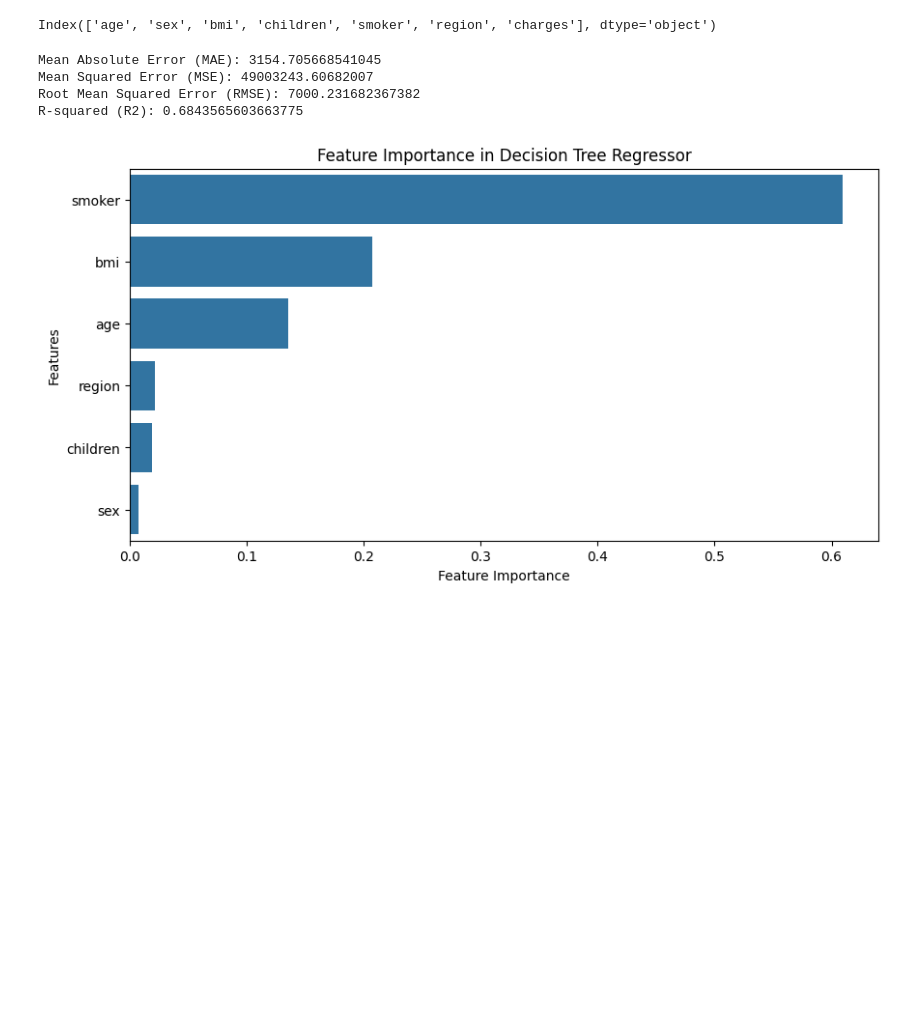
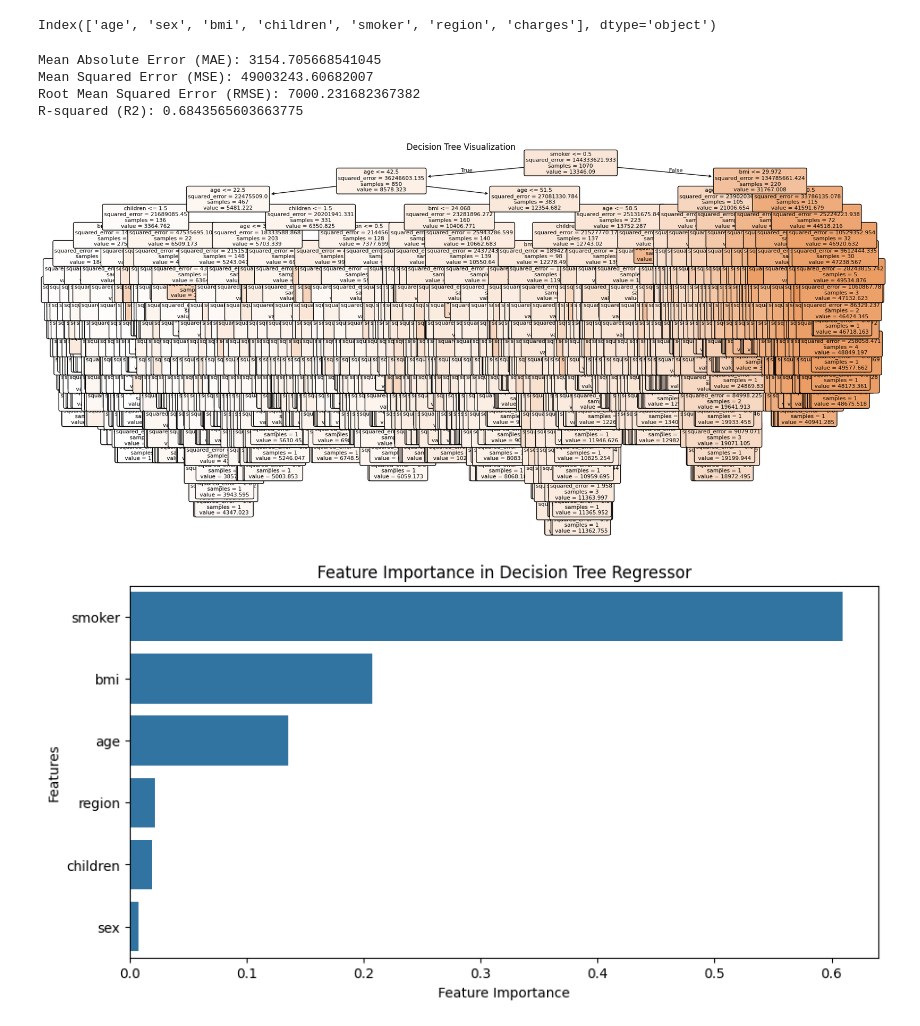
Before and after one commit to YashGujar55/bml, a Jupyter notebook: BML5.ipynb, the cells around one changed output. Drawn from its saved outputs; the diff is of its cells as text; code cells hidden in the pictures; blank space fills up the shorter version.

```diff
--- a/BML5.ipynb
+++ b/BML5.ipynb
@@ -45,48 +45,60 @@ import seaborn as sns
 from sklearn.model_selection import train_test_split
 from sklearn.tree import DecisionTreeRegressor, plot_tree
 from sklearn.metrics import mean_absolute_error, mean_squared_error, r2_score
+from sklearn.preprocessing import LabelEncoder
 
-# Assuming 'df' is already preprocessed
+# Load dataset
+df = pd.read_csv('/content/Medical_Cost.csv')
+
+# Encode categorical variables
+label_encoder = LabelEncoder()
+df['sex'] = label_encoder.fit_transform(df['sex'])
+df['smoker'] = label_encoder.fit_transform(df['smoker'])
+df['region'] = label_encoder.fit_transform(df['region'])
+
+# Define features and target variable
 X = df.drop(columns=['charges'])  # Features
 y = df['charges']  # Target variable
 
-# Splitting data
+# Split data into training and testing sets
 X_train, X_test, y_train, y_test = train_test_split(X, y, test_size=0.2, random_state=42)
 
-# Training the Decision Tree Regressor
+# Train Decision Tree Regressor
 model = DecisionTreeRegressor(random_state=42)
 model.fit(X_train, y_train)
 
-# Predictions
+# Make predictions
 y_pred = model.predict(X_test)
 
-# Evaluation Metrics
+# Evaluate model
 mae = mean_absolute_error(y_test, y_pred)
 mse = mean_squared_error(y_test, y_pred)
 rmse = np.sqrt(mse)
 r2 = r2_score(y_test, y_pred)
 
 print(f"Mean Absolute Error (MAE): {mae}")
 print(f"Mean Squared Error (MSE): {mse}")
 print(f"Root Mean Squared Error (RMSE): {rmse}")
 print(f"R-squared (R2): {r2}")
 
 # Plot Decision Tree
-#plt.figure(figsize=(15,10))
-#plot_tree(model, feature_names=X.columns, filled=True, fontsize=8)
-#plt.show()
+plt.figure(figsize=(20,10))  # Set figure size
+plot_tree(model, feature_names=X.columns, filled=True, fontsize=8, rounded=True)
+plt.title("Decision Tree Visualization")
+plt.show()
 
 # Feature Importance
 feature_importance = pd.Series(model.feature_importances_, index=X.columns).sort_values(ascending=False)
 plt.figure(figsize=(10,5))
 sns.barplot(x=feature_importance, y=feature_importance.index)
 plt.xlabel("Feature Importance")
 plt.ylabel("Features")
 plt.title("Feature Importance in Decision Tree Regressor")
 plt.show()
 # %% [output]
 Mean Absolute Error (MAE): 3154.705668541045
 Mean Squared Error (MSE): 49003243.60682007
 Root Mean Squared Error (RMSE): 7000.231682367382
 R-squared (R2): 0.6843565603663775
-[figure, old version]
+[figure, new version]
+[figure, added]
```
Also changed, not shown: parts of 1 cell of this notebook.
